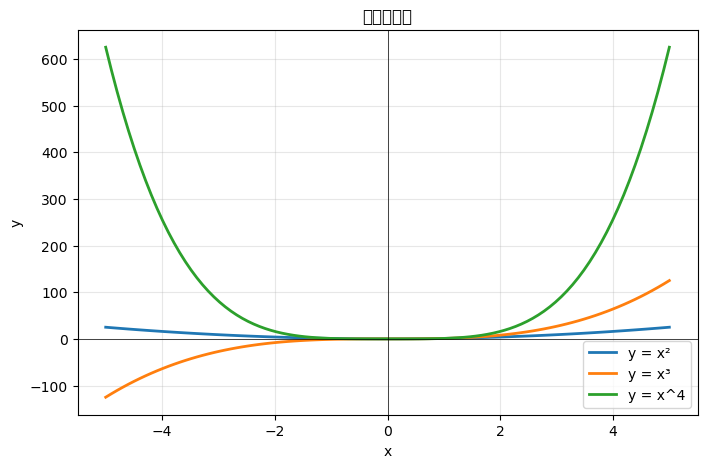
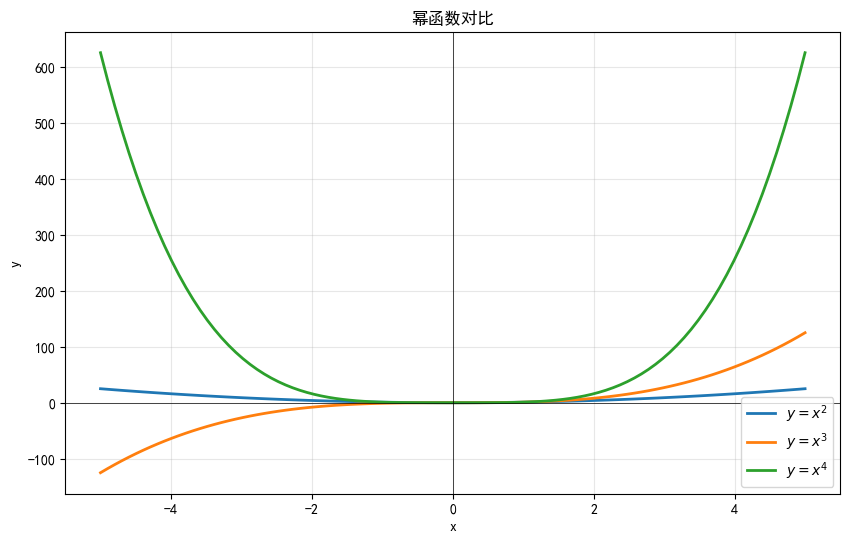
The notebook cell's code change between the first figure and the second:
--- before
+++ after
@@ -1,11 +1,17 @@
+import numpy as np
+import matplotlib.pyplot as plt
+plt.rcParams["font.sans-serif"] = ["SimHei"]
+plt.rcParams["axes.unicode_minus"] = False
+x = np.linspace(-5,5,100)
 # 继续用刚才的 x 数据
+y = x**2
 y2 = x**3
 y3 = x**4
 
-plt.figure(figsize=(8,5))
+plt.figure(figsize=(10,6)) #设置画布的大小
 
-plt.plot(x,y,label="y = x²",linewidth=2)
-plt.plot(x,y2,label="y = x³",linewidth=2)
-plt.plot(x,y3,label="y = x",linewidth=2)
+plt.plot(x,y,label="$y = x^2$",linewidth=2)
+plt.plot(x,y2,label="$y = x^3$",linewidth=2)
+plt.plot(x,y3,label="$y = x^4$",linewidth=2)
 
 plt.title("幂函数对比")
@@ -14,6 +20,6 @@
 plt.legend() # 显示图例
 plt.grid(True,alpha=0.3) # 半透明网格
-plt.axhline(y=0,color='black',linewidth=0.5)
-plt.axvline(x=0,color='black',linewidth=0.5)
+plt.axhline(y=0,color='black',linewidth=0.5) # x轴
+plt.axvline(x=0,color='black',linewidth=0.5) # y轴
 
 plt.show()

Commit: 第六天：项目周报